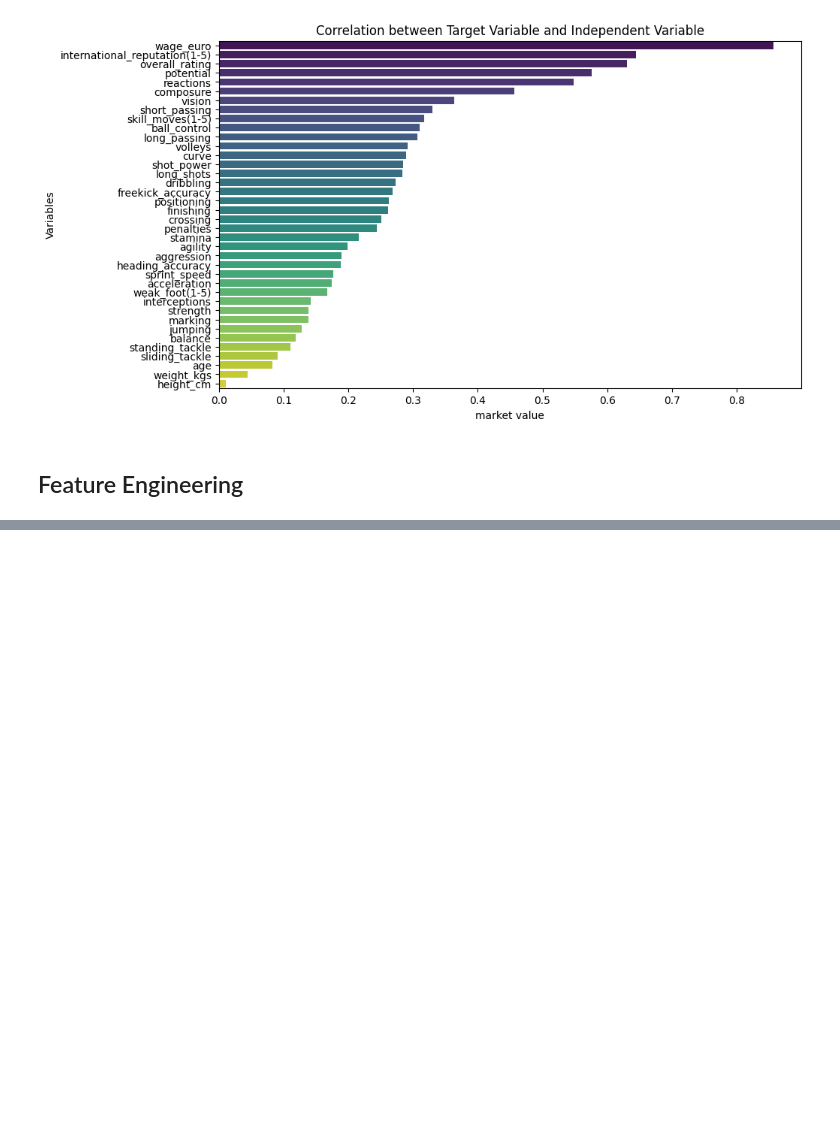
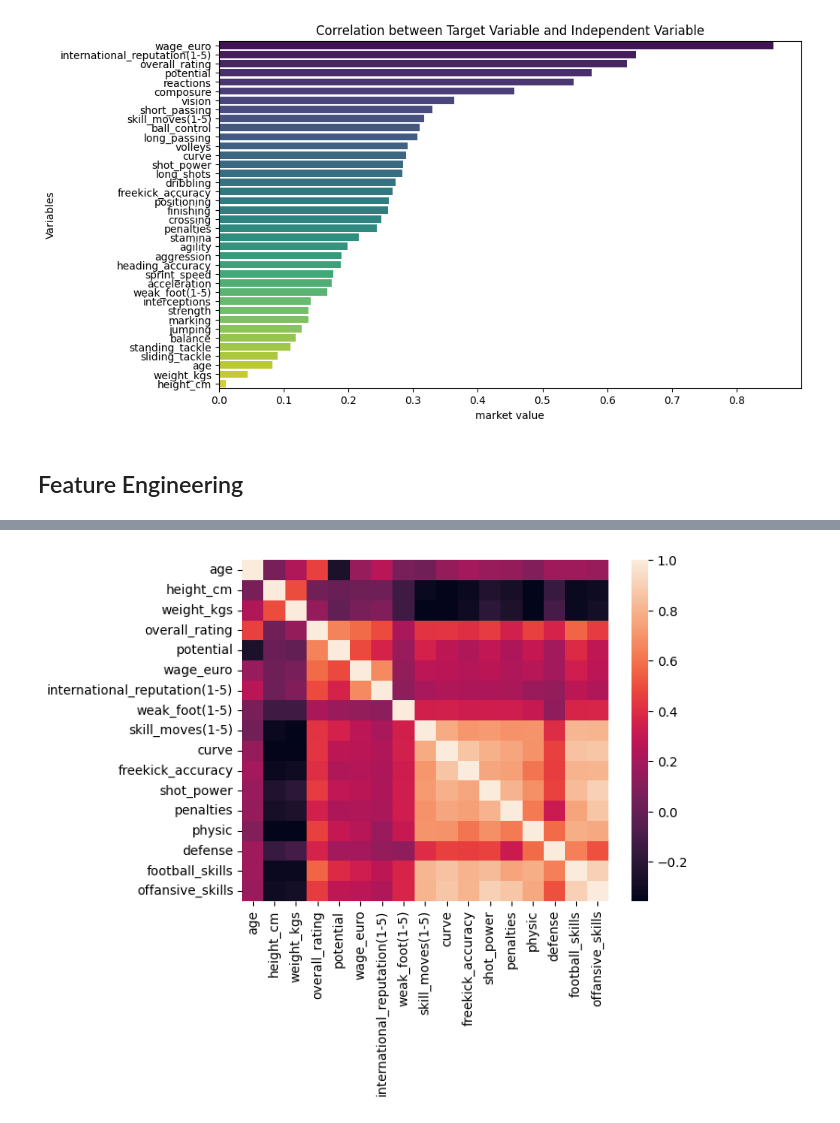
Before and after one commit to Gokhan-Balta/Value-Euro-Forecast, a Jupyter notebook: value_euro_forecast.ipynb, the cells around one changed output, grey strips where cells are left out. Cells and saved outputs as stored; diff of their text form; code cells hidden in the pictures; blank space fills up the shorter version.

```diff
--- a/value_euro_forecast.ipynb
+++ b/value_euro_forecast.ipynb
@@ -200,3 +200,12 @@ df["football_skills"] = (df["ball_control"] + df["short_passing"] + df["long_pas
 
 df["offansive_skills"] = (df["crossing"] + df["finishing"] + df["long_shots"] + df["volleys"] +
                           df["heading_accuracy"])/5
+# %%
+#extract variables
+df = df.drop(["strength","sprint_speed","agility","reactions","stamina","jumping","balance","acceleration",
+              "sliding_tackle","standing_tackle","interceptions","marking","positioning","aggression",
+              "ball_control","short_passing","long_passing","composure","vision","dribbling","crossing","finishing",
+              "long_shots","volleys","heading_accuracy"], axis=1)
+# %%
+# logarithmic transformation
+df["value_euro"] = np.log(df["value_euro"])
@@ -202,0 +235,15 @@ df["offansive_skills"] = (df["crossing"] + df["finishing"] + df["long_shots"] +
+# %%
+# correlations of variables in the data set
+
+corr_col = df.drop("value_euro",axis=1)
+correlation_matrix = corr_col.corr()
+
+threshold = 0.8
+corr_all = [
+    (var1, var2, correlation_matrix.loc[var1, var2])
+    for var1 in correlation_matrix.columns
+    for var2 in correlation_matrix.columns
+    if var1 != var2 and abs(correlation_matrix.loc[var1, var2]) > threshold
+]
+
+corr_all
@@ -202,0 +268,5 @@ df["offansive_skills"] = (df["crossing"] + df["finishing"] + df["long_shots"] +
+# %%
+sns.heatmap(correlation_matrix)
+plt.show()
+# %% [output]
+[figure, added]
```
Also changed, not shown: parts of 13 cells of this notebook.
